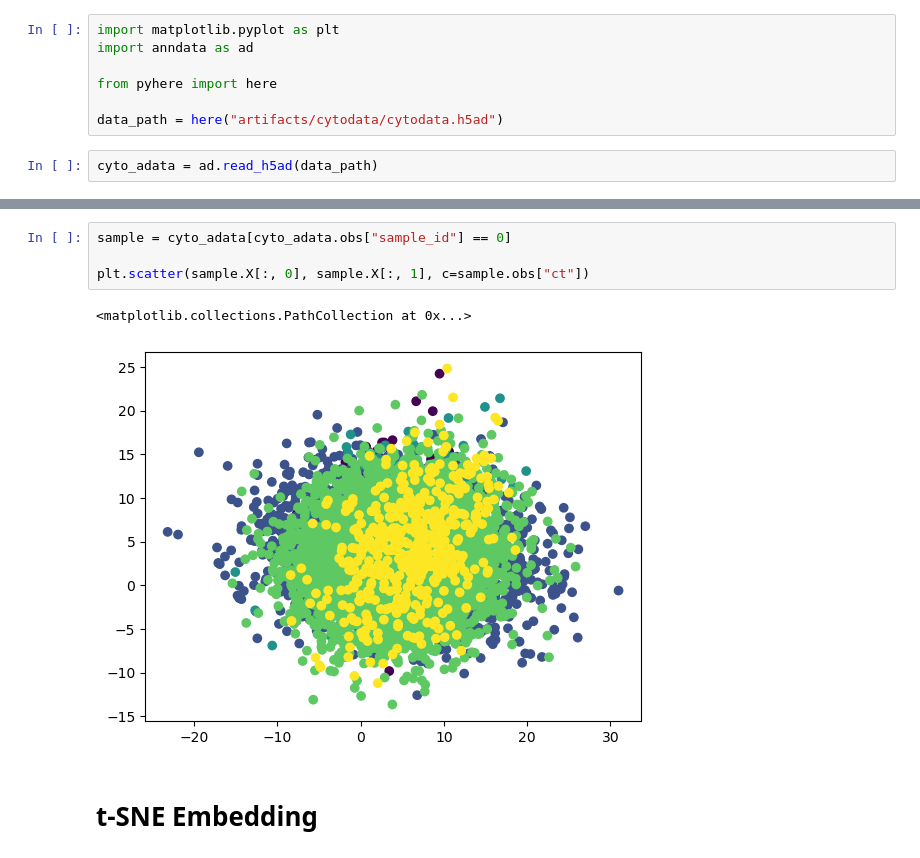
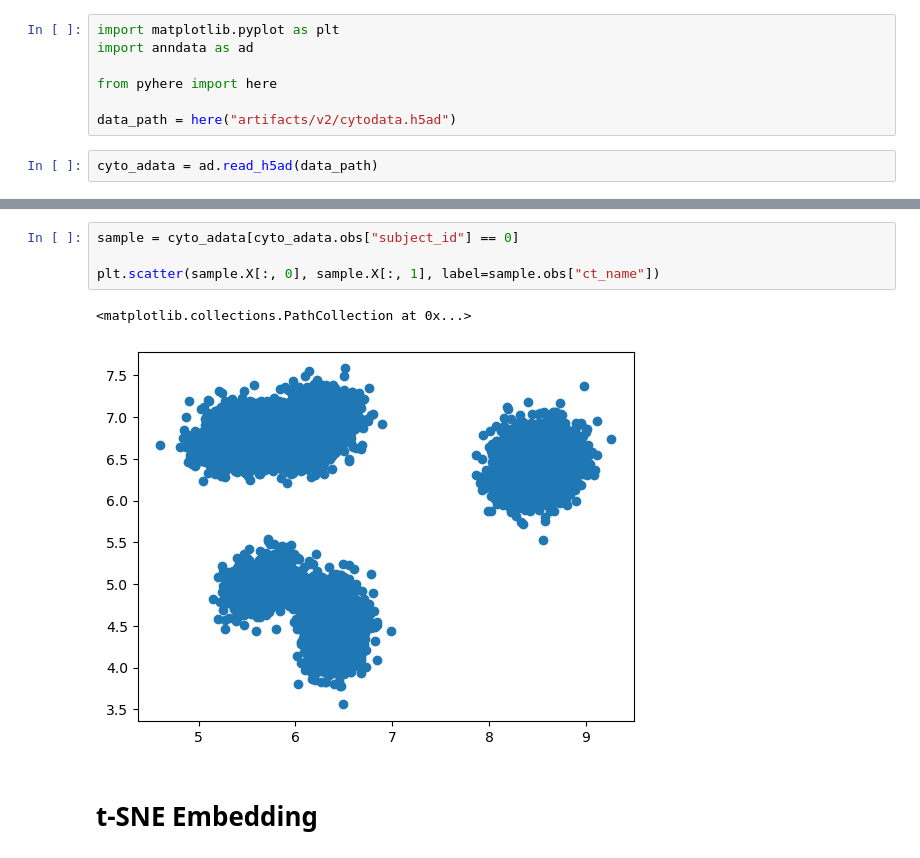
Before and after one commit to bckrlab/cytodatagen, a Jupyter notebook: notebooks/demo_adata.ipynb, the cells around one changed output, grey strips where cells are left out. Cells and saved outputs as stored; diff of their text form.

```diff
--- a/notebooks/demo_adata.ipynb
+++ b/notebooks/demo_adata.ipynb
@@ -4,7 +4,7 @@ import anndata as ad
 
 from pyhere import here
 
-data_path = here("artifacts/cytodata/cytodata.h5ad")
+data_path = here("artifacts/v2/cytodata.h5ad")
 # %%
 cyto_adata = ad.read_h5ad(data_path)
 # %%
@@ -19,10 +32,10 @@ cyto_adata.obs.head()
 # %%
-sample = cyto_adata[cyto_adata.obs["sample_id"] == 0]
+sample = cyto_adata[cyto_adata.obs["subject_id"] == 0]
 
-plt.scatter(sample.X[:, 0], sample.X[:, 1], c=sample.obs["ct"])
+plt.scatter(sample.X[:, 0], sample.X[:, 1], label=sample.obs["ct_name"])
 # %% [output]
 <matplotlib.collections.PathCollection at 0x...>
-[figure, old version]
+[figure, new version]
 # %% [markdown]
 # t-SNE Embedding
 # %%
```
Also changed, not shown: parts of 2 cells of this notebook, 5 other files.
